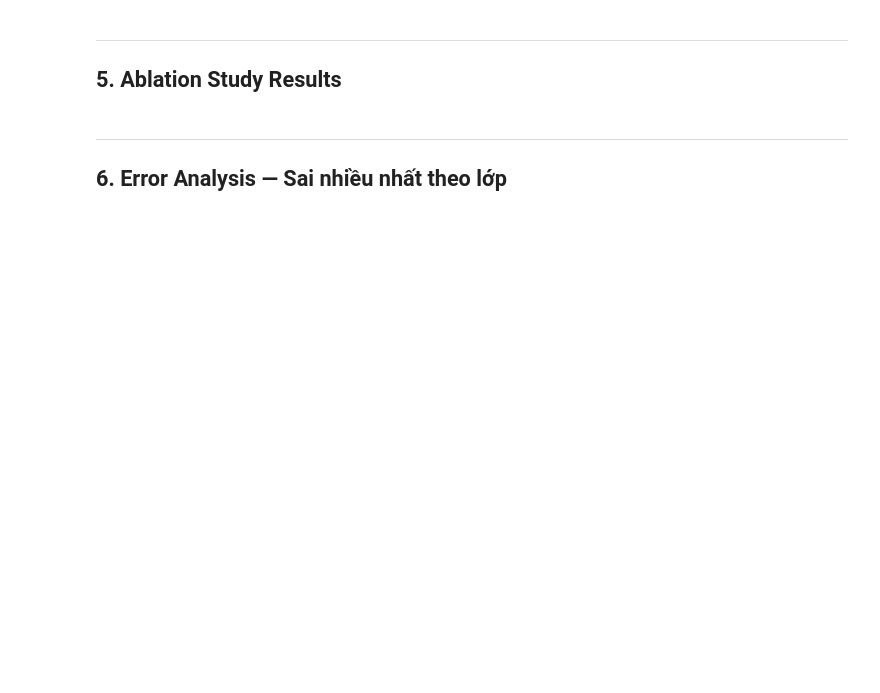
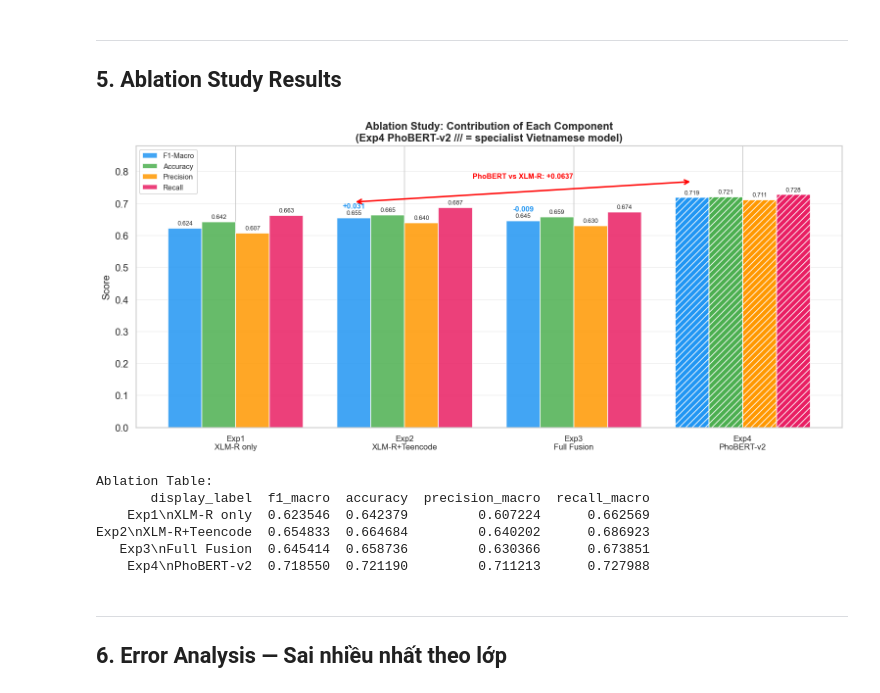
Before and after one commit to nhiney/deep-social-sentiment-analysis, a Jupyter notebook: notebooks/02_model_analysis.ipynb, the cells around one changed output. Cells and saved outputs as stored; diff of their text form; code cells hidden in the pictures; blank space fills up the shorter version.

```diff
--- a/notebooks/02_model_analysis.ipynb
+++ b/notebooks/02_model_analysis.ipynb
@@ -297,46 +314,81 @@ KeyError: 'precision_macro'
 ---
 ## 5. Ablation Study Results
 # %%
-fig, ax = plt.subplots(figsize=(11, 5))
+fig, ax = plt.subplots(figsize=(13, 6))
 
-x = np.arange(len(ablation_df))
-width = 0.2
+x       = np.arange(len(ablation_df))
+width   = 0.2
 metrics = ["f1_macro", "accuracy", "precision_macro", "recall_macro"]
 colors  = ["#2196F3", "#4CAF50", "#FF9800", "#E91E63"]
 labels  = ["F1-Macro", "Accuracy", "Precision", "Recall"]
 
+# PhoBERT bars get a hatched pattern to stand out
+is_phobert = ablation_df["experiment"].str.contains("phobert").tolist()
+
 for i, (metric, color, label) in enumerate(zip(metrics, colors, labels)):
-    bars = ax.bar(x + i * width, ablation_df[metric], width,
-                  label=label, color=color, alpha=0.85, edgecolor="white")
-    for bar, val in zip(bars, ablation_df[metric]):
-        ax.text(bar.get_x() + bar.get_width() / 2, bar.get_height() + 0.005,
-                f"{val:.3f}", ha="center", va="bottom", fontsize=8)
+    for j, (val, phobert) in enumerate(zip(ablation_df[metric], is_phobert)):
+        hatch = "///" if phobert else ""
+        bar = ax.bar(x[j] + i * width, val, width,
+                     color=color, alpha=0.85 if not phobert else 1.0,
+                     edgecolor="white", hatch=hatch,
+                     label=label if j == 0 else "")
+        ax.text(x[j] + i * width, val + 0.005,
+                f"{val:.3f}", ha="center", va="bottom", fontsize=7.5)
 
 ax.set_xticks(x + width * 1.5)
-ax.set_xticklabels(ablation_df["experiment"], rotation=12, ha="right", fontsize=9)
-ax.set_ylim(0, 0.85)
-ax.set_ylabel("Score")
-ax.set_title("Ablation Study: Contribution of Each Component",
-             fontsize=13, fontweight="bold")
+ax.set_xticklabels(ablation_df["display_label"], rotation=0, ha="center", fontsize=10)
+ax.set_ylim(0, 0.88)
+ax.set_ylabel("Score", fontsize=12)
+ax.set_title(
+    "Ablation Study: Contribution of Each Component\n"
+    "(Exp4 PhoBERT-v2 /// = specialist Vietnamese model)",
+    fontsize=13, fontweight="bold"
+)
 ax.legend(loc="upper left", fontsize=9)
 ax.grid(axis="y", alpha=0.3)
 
-# Draw delta annotations for F1-Macro gains
+# Annotate delta F1 between consecutive XLM-R experiments
 f1_vals = ablation_df["f1_macro"].tolist()
+exps    = ablation_df["experiment"].tolist()
 for i in range(1, len(f1_vals)):
-    delta = f1_vals[i] - f1_vals[i - 1]
+    if "phobert" not in exps[i]:   # only for XLM-R ablation chain
+        delta = f1_vals[i] - f1_vals[i - 1]
+        sign  = "+" if delta >= 0 else ""
+        ax.annotate(
+            f"{sign}{delta:.3f}",
+            xy=(x[i], f1_vals[i] + 0.03),
+            ha="center", fontsize=9, color="#2196F3", fontweight="bold"
+        )
+
+# Special annotation: PhoBERT vs XLM-R (Exp2) comparison
+if "exp4_phobert" in exps and "exp2_xlmr_teencode" in exps:
+    idx2 = exps.index("exp2_xlmr_teencode")
+    idx4 = exps.index("exp4_phobert")
+    delta_ph = f1_vals[idx4] - f1_vals[idx2]
     ax.annotate(
-        f"+{delta:.3f}",
-        xy=(x[i], f1_vals[i] + 0.025),
-        ha="center", fontsize=9, color="#2196F3", fontweight="bold"
+        "", xy=(x[idx4], f1_vals[idx4] + 0.05),
+        xytext=(x[idx2], f1_vals[idx2] + 0.05),
+        arrowprops=dict(arrowstyle="<->", color="red", lw=1.8)
     )
+    mid_x = (x[idx2] + x[idx4]) / 2
+    ax.text(mid_x, f1_vals[idx4] + 0.06,
+            f"PhoBERT vs XLM-R: +{delta_ph:.4f}",
+            ha="center", color="red", fontsize=9, fontweight="bold")
 
 plt.tight_layout()
-plt.savefig(FIGURES_DIR / "ablation_results.png", bbox_inches="tight")
+plt.savefig(FIGURES_DIR / "ablation_results.png", dpi=150, bbox_inches="tight")
 plt.show()
 
 print("\nAblation Table:")
-print(ablation_df.to_string(index=False))
+print(ablation_df[["display_label", "f1_macro", "accuracy", "precision_macro", "recall_macro"]].to_string(index=False))
+# %% [output]
+[figure, added]
+Ablation Table:
+       display_label  f1_macro  accuracy  precision_macro  recall_macro
+    Exp1\nXLM-R only  0.623546  0.642379         0.607224      0.662569
+Exp2\nXLM-R+Teencode  0.654833  0.664684         0.640202      0.686923
+   Exp3\nFull Fusion  0.645414  0.658736         0.630366      0.673851
+    Exp4\nPhoBERT-v2  0.718550  0.721190         0.711213      0.727988
 # %% [markdown]
 ---
 ## 6. Error Analysis — Sai nhiều nhất theo lớp
```
Also changed, not shown: parts of 7 cells of this notebook, 1 other file.
